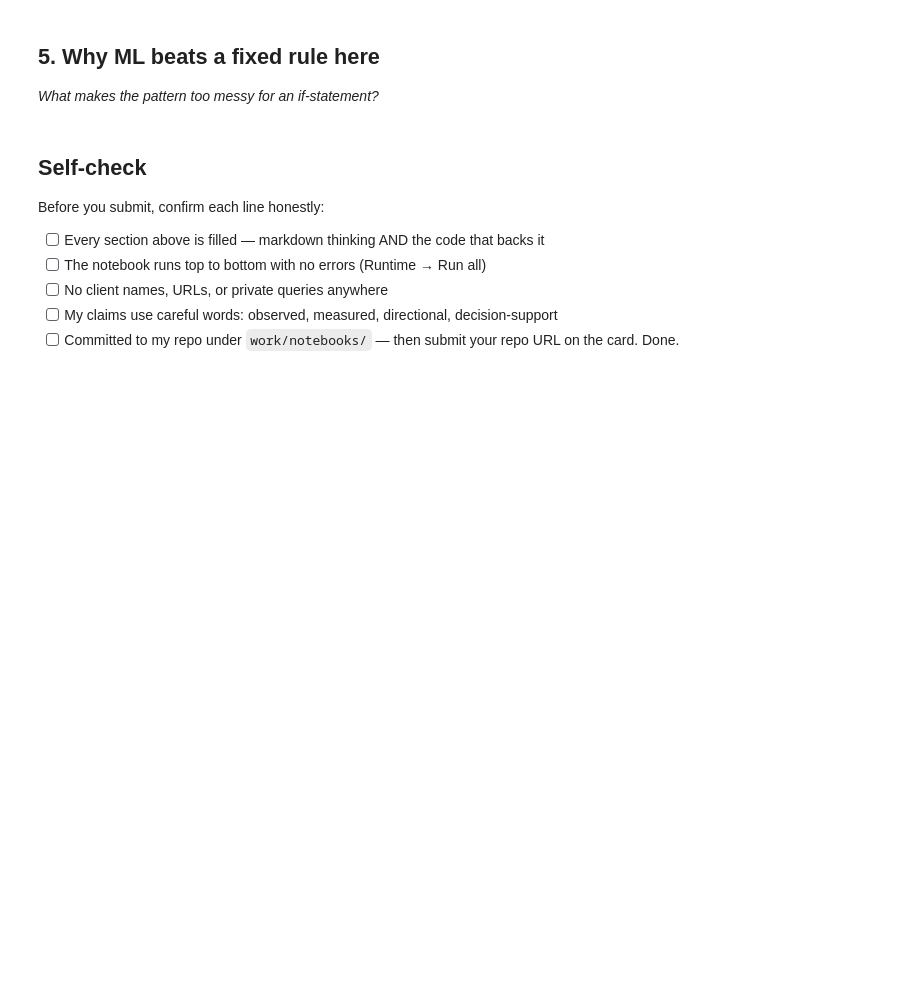
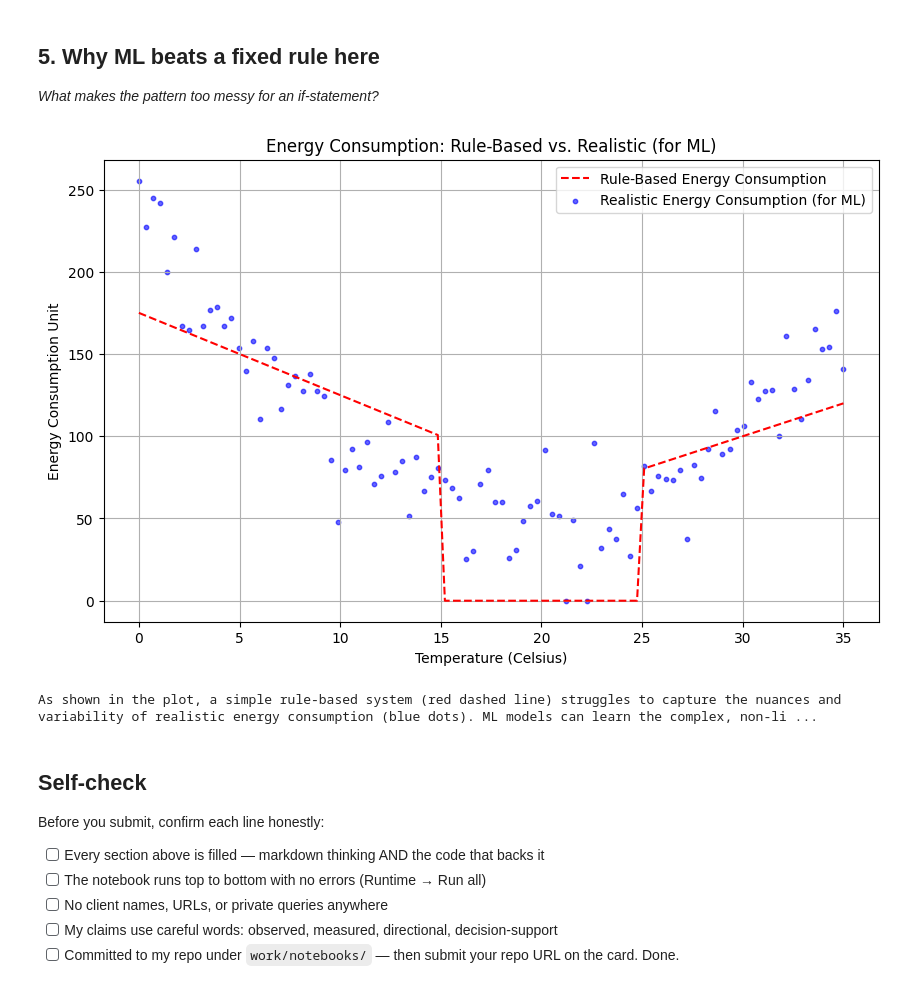
Before and after one commit to Catacombs666/ML_int-, a Jupyter notebook: work/notebooks/w02_ml_task_framing.ipynb, the cells around one changed output. Saved outputs shown, nothing was run; the diff lists cells and outputs as text; code cells hidden in the pictures; blank space fills up the shorter version.

```diff
--- a/work/notebooks/w02_ml_task_framing.ipynb
+++ b/work/notebooks/w02_ml_task_framing.ipynb
@@ -38,6 +53,41 @@ This skeleton is yours to fill. Work the sections **in order** — each one has
 ## 5. Why ML beats a fixed rule here
 
 *What makes the pattern too messy for an if-statement?*
+# %%
+# This cell is for CODE (numbers, a query, a check).
+# A simple example demonstrating complexity for a rule-based system vs. an ML model.
+# Let's consider how temperature affects energy consumption.
+
+import numpy as np
+import matplotlib.pyplot as plt
+
+# Simulate some energy consumption data based on temperature
+temperature = np.linspace(0, 35, 100) # Temperature in Celsius
+
+# A simple rule: If temp < 15, heating is on; If temp > 25, AC is on.
+# Between 15 and 25, minimal usage.
+energy_rule = np.zeros_like(temperature)
+energy_rule[temperature < 15] = 100 + (15 - temperature[temperature < 15]) * 5 # Heating
+energy_rule[temperature > 25] = 80 + (temperature[temperature > 25] - 25) * 4 # Cooling
+
+# A more complex, realistic scenario for ML (with noise and non-linearity)
+energy_ml = 50 + (temperature - 20)**2 * 0.5 + np.random.normal(0, 20, len(temperature))
+energy_ml = np.maximum(0, energy_ml) # Ensure energy is non-negative
+
+plt.figure(figsize=(10, 6))
+plt.plot(temperature, energy_rule, label='Rule-Based Energy Consumption', linestyle='--', color='red')
+plt.scatter(temperature, energy_ml, label='Realistic Energy Consumption (for ML)', s=10, alpha=0.6, color='blue')
+plt.title('Energy Consumption: Rule-Based vs. Realistic (for ML)')
+plt.xlabel('Temperature (Celsius)')
+plt.ylabel('Energy Consumption Unit')
+plt.legend()
+plt.grid(True)
+plt.show()
+
+print("As shown in the plot, a simple rule-based system (red dashed line) struggles to capture the nuances and variability of realistic energy consumption (blue dots). ML models can learn the complex, non-linear relationships and noise inherent in real-world data.")
+# %% [output]
+[figure, added]
+As shown in the plot, a simple rule-based system (red dashed line) struggles to capture the nuances and variability of realistic energy consumption (blue dots). ML models can learn the complex, non-li ...
 # %%
 # This cell is for CODE (numbers, a query, a check).
 # Write your text answer in the cell ABOVE this one — typing sentences here breaks Run All.
```
Also changed, not shown: parts of 4 cells of this notebook.
